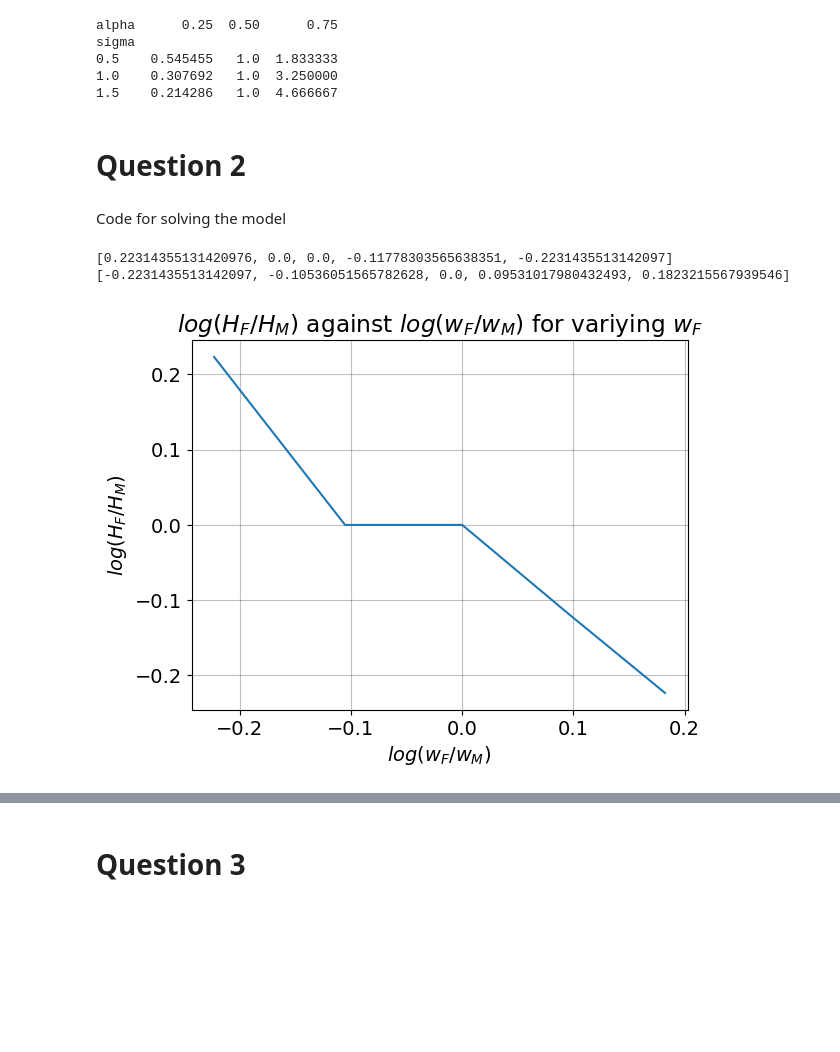
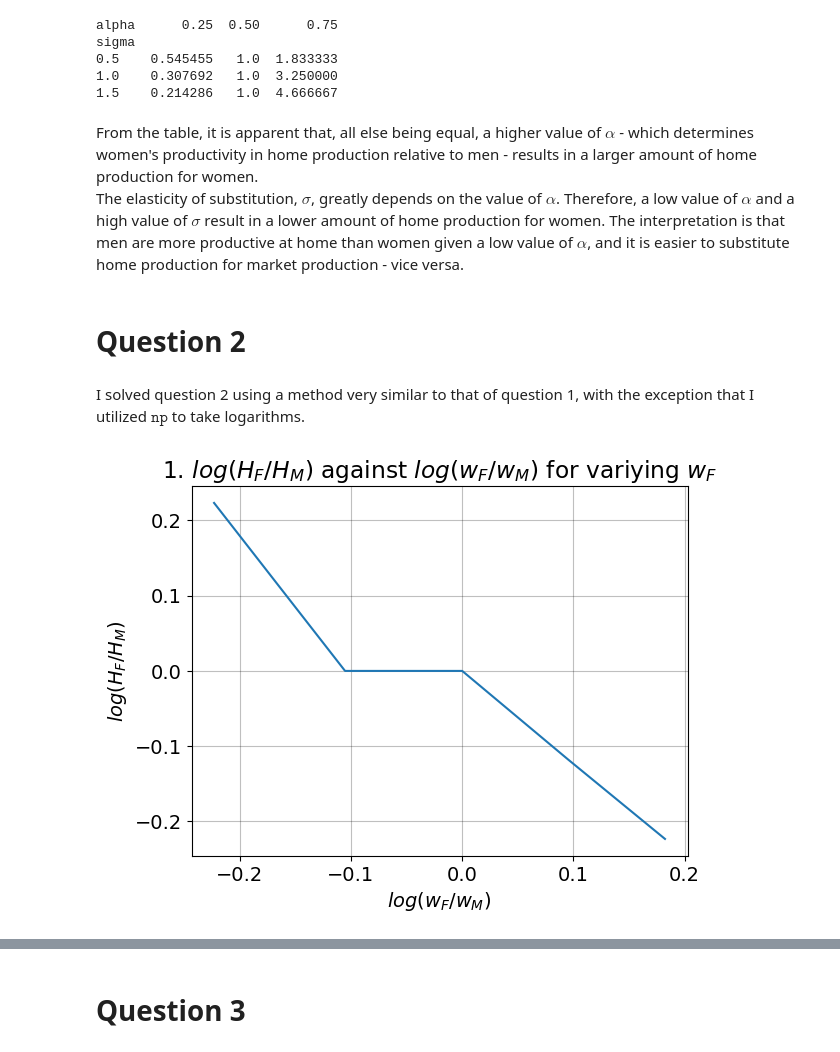
Before and after one commit to NumEconCopenhagen/projects-2023-jts, a Jupyter notebook: inauguralproject/inauguralproject.ipynb, the cells around one changed output, grey strips where cells are left out. Cells and saved outputs as stored; diff of their text form; code cells hidden in the pictures; blank space fills up the shorter version.

```diff
--- a/inauguralproject/inauguralproject.ipynb
+++ b/inauguralproject/inauguralproject.ipynb
@@ -66,17 +95,22 @@ sigma
 0.5    0.545455   1.0  1.833333
 1.0    0.307692   1.0  3.250000
 1.5    0.214286   1.0  4.666667
+# %% [markdown]
+From the table, it is apparent that, all else being equal, a higher value of $\alpha$ - which determines women's productivity in home production relative to men - results in a larger amount of home production for women.
+<br>
+The elasticity of substitution, $\sigma$, greatly depends on the value of $\alpha$. Therefore, a low value of $\alpha$ and a high value of $\sigma$ result in a lower amount of home production for women. The interpretation is that men are more productive at home than women given a low value of $\alpha$, and it is easier to substitute home production for market production - vice versa.
 # %% [markdown]
 # Question 2
-# %% [markdown]
-Code for solving the model
+# %% [markdown]
+I solved question 2 using a method very similar to that of question 1, with the exception that I utilized $\texttt{np}$ to take logarithms.
 # %%
 model = HouseholdSpecializationModelClass()
 
-# calculate list of log(HF/HM) and log(wF/wM)
+# empty lists for log(HF/HM) and log(wF/wM)
 log_HF_HM_list = []
 log_wF_wM_list = []
 
+# calculate values
 for wF in model.par.wF_vec:
     model.par.wF = wF
     opt = model.solve_discrete()
@@ -86,22 +120,19 @@ for wF in model.par.wF_vec:
     log_wF_wM_list.append(log_wF_wM)
 
 
-print(log_HF_HM_list)
-print(log_wF_wM_list)
+#print(log_HF_HM_list)
+#print(log_wF_wM_list)
-# %% [output]
-[0.22314355131420976, 0.0, 0.0, -0.11778303565638351, -0.2231435513142097]
-[-0.2231435513142097, -0.10536051565782628, 0.0, 0.09531017980432493, 0.1823215567939546]
 # %%
 # figure
 fig = plt.figure()
 
 # plot
 ax = fig.add_subplot(1,1,1)
 
 ax.plot(log_wF_wM_list,log_HF_HM_list)
 
-ax.set_title('$log(H_F/H_M)$ against $log(w_F/w_M)$ for variying $w_F$')
+ax.set_title('1. $log(H_F/H_M)$ against $log(w_F/w_M)$ for variying $w_F$')
 ax.set_xlabel('$log(w_F/w_M)$')
 ax.set_ylabel('$log(H_F/H_M)$');
 # %% [output]
-[figure, old version]
+[figure, new version]
```
Also changed, not shown: parts of 23 cells of this notebook, 1 other file.
